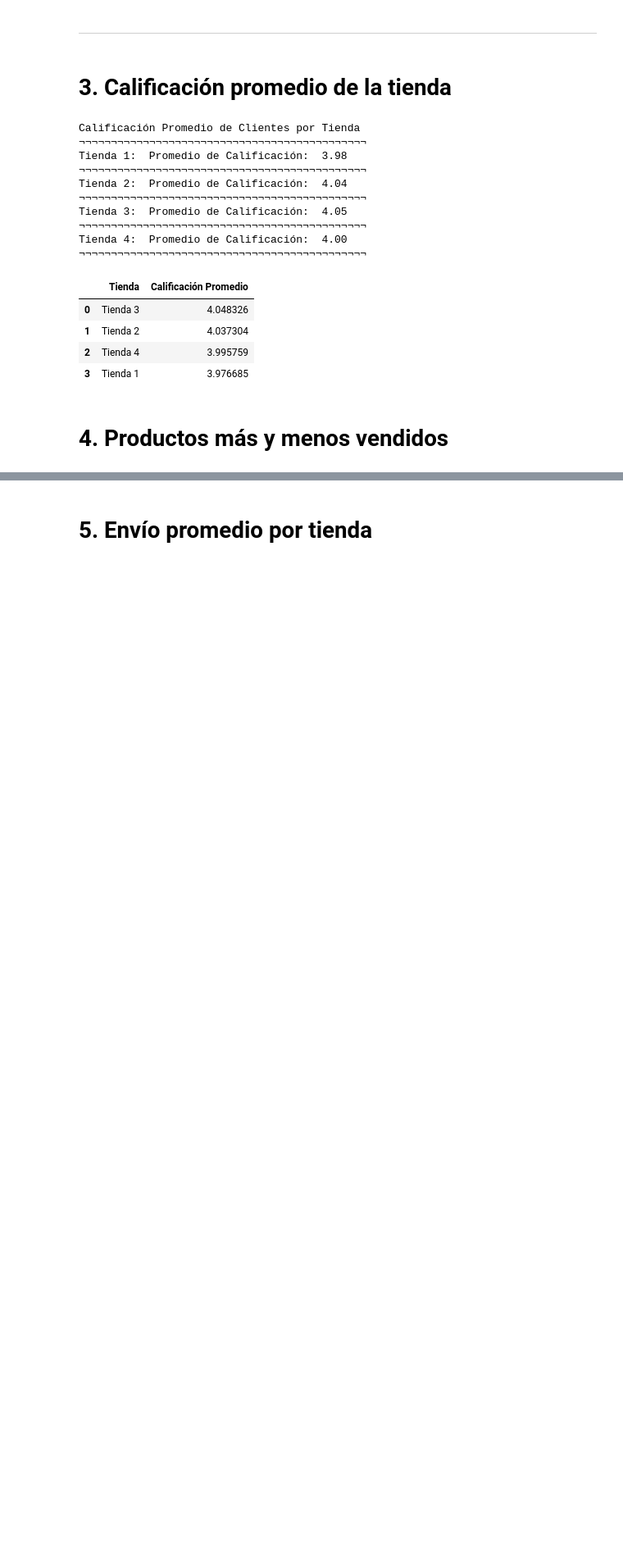
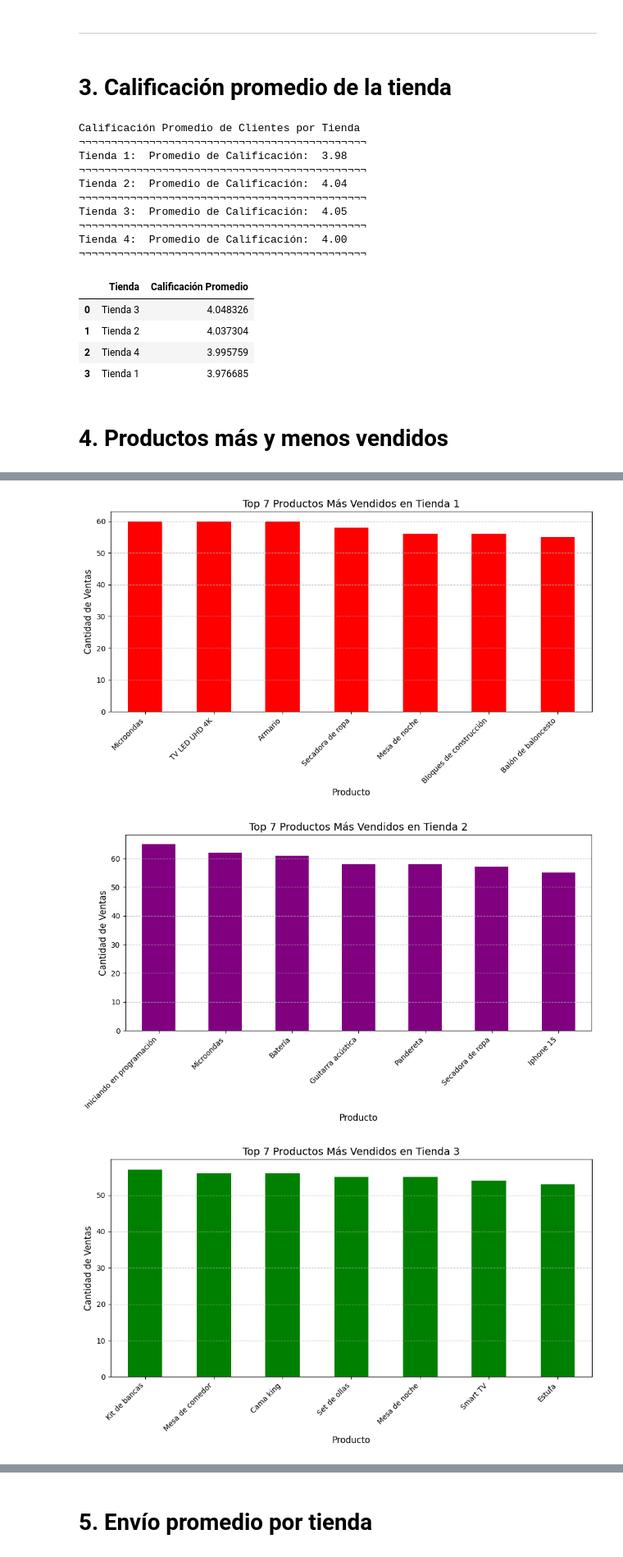
Before and after one commit to JDVAR7/challenge1-data-science-latam, a Jupyter notebook: AluraStoreLatam.ipynb, the cells around one changed output, grey strips where cells are left out. Shown: that part at 82% size. Drawn from its saved outputs; the diff is of its cells as text; code cells hidden in the pictures; blank space fills up the shorter version.

```diff
--- a/AluraStoreLatam.ipynb
+++ b/AluraStoreLatam.ipynb
@@ -216,0 +265,35 @@ DF_promedios_ordenado
+# %%
+# Creación del gráfico
+N_TOP = 7
+COLOR_MAP = {
+    "Tienda 1": 'red',
+    "Tienda 2": 'purple',
+    "Tienda 3": 'green',
+    "Tienda 4": 'blue'
+}
+
+for nombre, DF in dataframes.items():
+
+    # 1. Contamos la frecuencia de cada producto y obtener el Top N
+    top_5_productos = DF['Producto'].value_counts().head(N_TOP)
+
+    # 2. Gráfico de barras
+    plt.figure(figsize=(10, 6))
+
+    # Generamos el gráfico con un color específico para cada tienda
+    top_5_productos.plot(kind='bar', color=COLOR_MAP[nombre])
+
+    plt.title(f'Top {N_TOP} Productos Más Vendidos en {nombre}', fontsize=14)
+    plt.xlabel('Producto', fontsize=12)
+    plt.ylabel('Cantidad de Ventas', fontsize=12)
+
+    # Rotamos las etiquetas del eje X para mejor lectura
+    plt.xticks(rotation=45, ha='right')
+    plt.grid(axis='y', linestyle='--', alpha=0.7)
+    plt.tight_layout()
+    plt.show()
+    print('\n')
+# %% [output]
+[figure, added]
+[figure, added]
+[figure, added]
```
Also changed, not shown: parts of 6 cells of this notebook.
